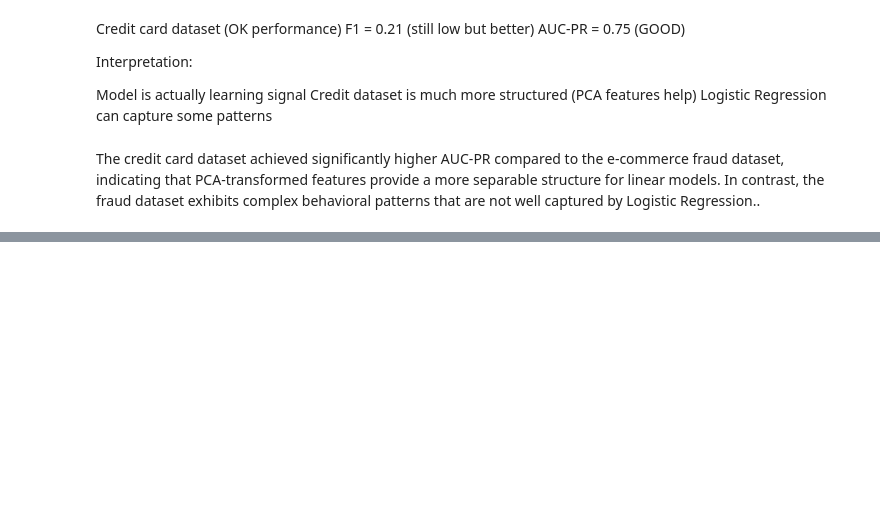
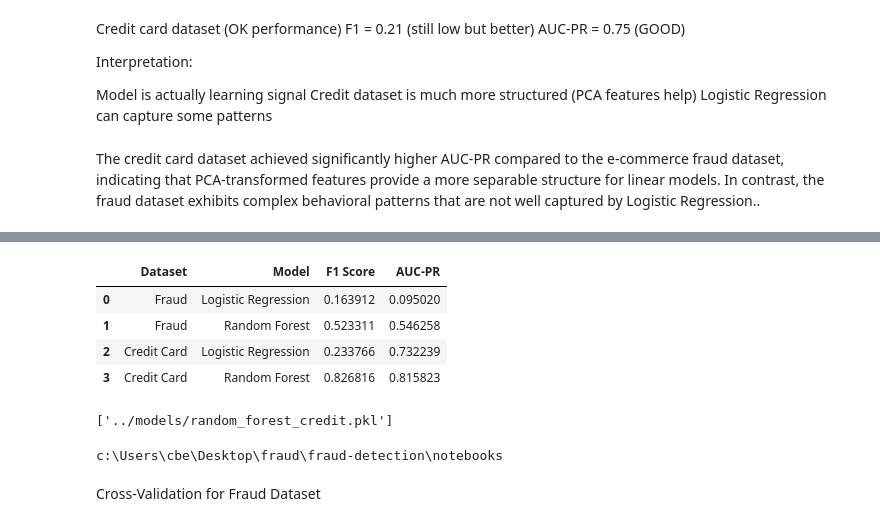
Before and after one commit to Richo-Worku/fraud-detection, a Jupyter notebook: notebooks/modeling.ipynb, the cells around one changed output, grey strips where cells are left out. Saved outputs shown, nothing was run; the diff lists cells and outputs as text; code cells hidden in the pictures; blank space fills up the shorter version.

```diff
--- a/notebooks/modeling.ipynb
+++ b/notebooks/modeling.ipynb
@@ -152,0 +204,5 @@ The credit card dataset achieved significantly higher AUC-PR compared to the e-c
+# %%
+best_rf_fraud = grid_fraud.best_estimator_
+
+yf_pred_rf = best_rf_fraud.predict(Xf_test)
+yf_prob_rf = best_rf_fraud.predict_proba(Xf_test)[:, 1]
@@ -152,0 +321,5 @@ The credit card dataset achieved significantly higher AUC-PR compared to the e-c
+# %%
+best_rf_credit = grid_credit.best_estimator_
+
+yc_pred_rf = best_rf_credit.predict(Xc_test)
+yc_prob_rf = best_rf_credit.predict_proba(Xc_test)[:, 1]
@@ -152,0 +374,57 @@ The credit card dataset achieved significantly higher AUC-PR compared to the e-c
+# %%
+comparison = pd.DataFrame({
+    'Dataset': [
+        'Fraud',
+        'Fraud',
+        'Credit Card',
+        'Credit Card'
+    ],
+    'Model': [
+        'Logistic Regression',
+        'Random Forest',
+        'Logistic Regression',
+        'Random Forest'
+    ],
+    'F1 Score': [
+        f1_fraud,
+        f1_rf_fraud,
+        f1_credit,
+        f1_rf_credit
+    ],
+    'AUC-PR': [
+        aucpr_fraud,
+        aucpr_rf_fraud,
+        aucpr_credit,
+        aucpr_rf_credit
+    ]
+})
+
+comparison
+# %% [output]
+|  | Dataset | Model | F1 Score | AUC-PR |
+| 0 | Fraud | Logistic Regression | 0.163912 | 0.095020 |
+| 1 | Fraud | Random Forest | 0.523311 | 0.546258 |
+| 2 | Credit Card | Logistic Regression | 0.233766 | 0.732239 |
+| 3 | Credit Card | Random Forest | 0.826816 | 0.815823 |
+# %%
+import joblib
+
+joblib.dump(
+    best_rf_fraud,
+    "../models/random_forest_fraud.pkl"
+)
+
+joblib.dump(
+    best_rf_credit,
+    "../models/random_forest_credit.pkl"
+)
+# %% [output]
+['../models/random_forest_credit.pkl']
+# %%
+import os
+
+print(os.getcwd())
+# %% [output]
+c:\Users\cbe\Desktop\fraud\fraud-detection\notebooks
+# %% [markdown]
+Cross-Validation for Fraud Dataset
```
Also changed, not shown: parts of 23 cells of this notebook, 1 other file.
